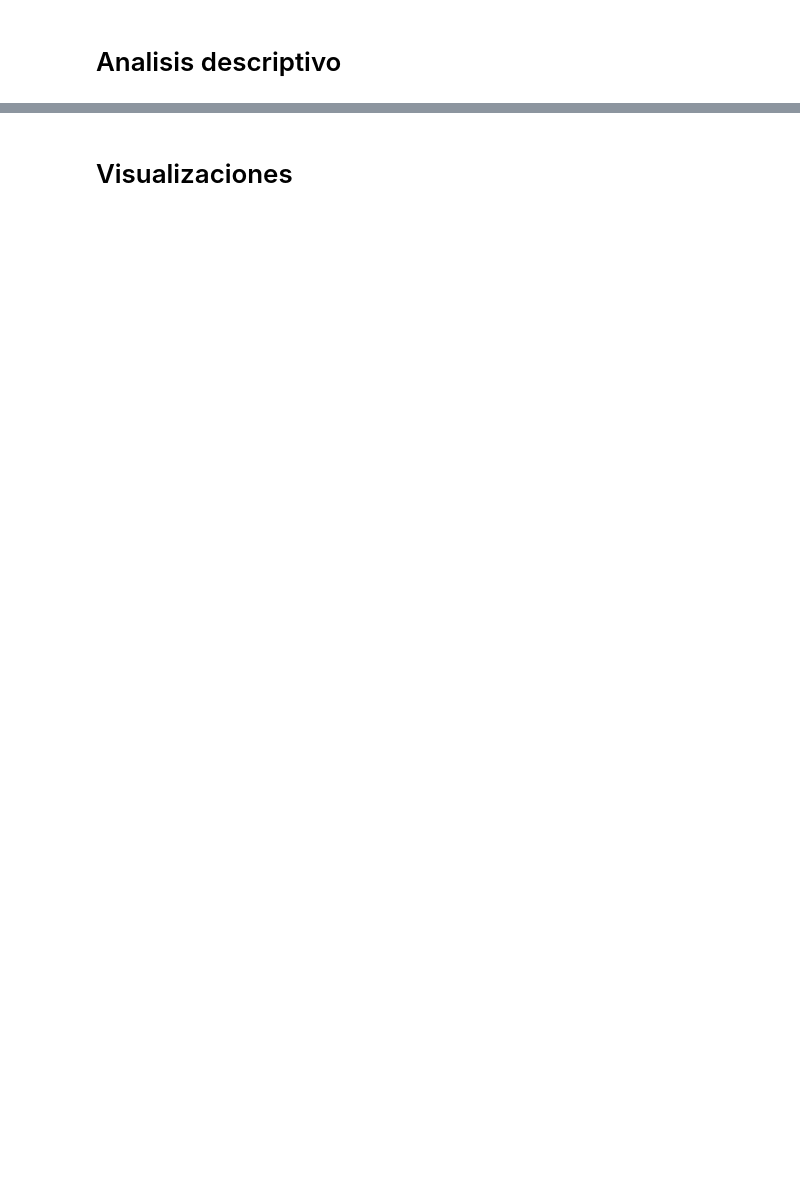
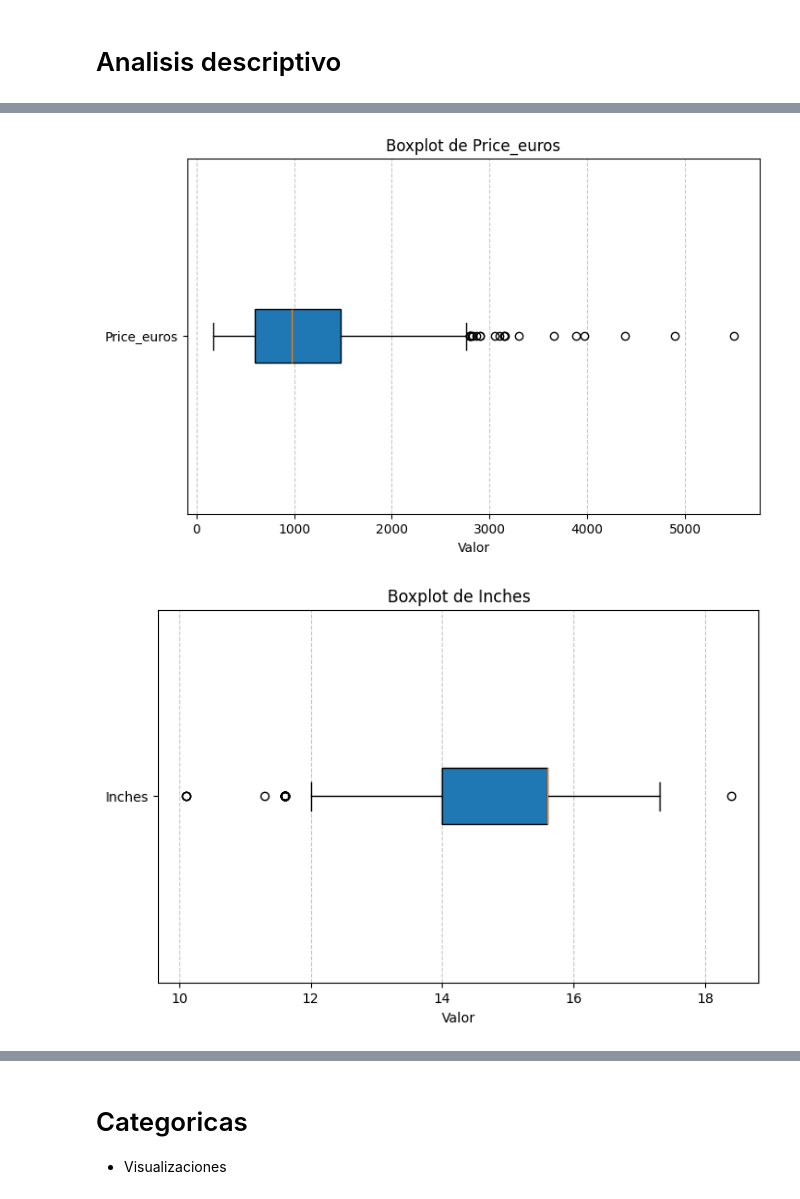
Before and after one commit to andreszaragoza/Train_Eda, a Jupyter notebook: notebooks/Analisis.ipynb, the cells around one changed output, grey strips where cells are left out. Cells and saved outputs as stored; diff of their text form; code cells hidden in the pictures; blank space fills up the shorter version.

```diff
--- a/notebooks/Analisis.ipynb
+++ b/notebooks/Analisis.ipynb
@@ -338,3 +328,6 @@ missing_summary = pd.DataFrame({
 # %% [markdown]
 # Analisis descriptivo
+# %%
+numeric_vars = ['Price_euros', 'Inches', 'Ram', 'Weight', 'Width', 'Height']
+numeric_stats = df[numeric_vars].describe()
 # %%
@@ -372,0 +354,9 @@ array(['M 7', 'FX 9830', 'i7', 'i5', 'i3', 'FX 8800', 'N3350', 'N3450',
+# %%
+for var in numeric_vars:
+    plt.figure(figsize=(8, 5))
+    plt.hist(df[var].dropna(), bins=20, edgecolor='black', alpha=0.7)
+    plt.title(f'Distribución de {var}')
+    plt.xlabel(var)
+    plt.ylabel('Frecuencia')
+    plt.grid(axis='y', linestyle='--', alpha=0.7)
+    plt.show()
@@ -372,0 +370,14 @@ array(['M 7', 'FX 9830', 'i7', 'i5', 'i3', 'FX 8800', 'N3350', 'N3450',
+# %%
+for var in numeric_vars:
+    df[var] = pd.to_numeric(df[var], errors='coerce')
+
+for var in numeric_vars:
+    plt.figure(figsize=(8, 5))
+    plt.boxplot(df[var].dropna(), vert=False, patch_artist=True, labels=[var])
+    plt.title(f'Boxplot de {var}')
+    plt.xlabel('Valor')
+    plt.grid(axis='x', linestyle='--', alpha=0.7)
+    plt.show()
+# %% [output]
+[figure, added]
+[figure, added]
@@ -373,2 +388,3 @@ array(['M 7', 'FX 9830', 'i7', 'i5', 'i3', 'FX 8800', 'N3350', 'N3450',
 # %% [markdown]
-# Visualizaciones
+# Categoricas
+- Visualizaciones
```
Also changed, not shown: parts of 28 cells of this notebook.
